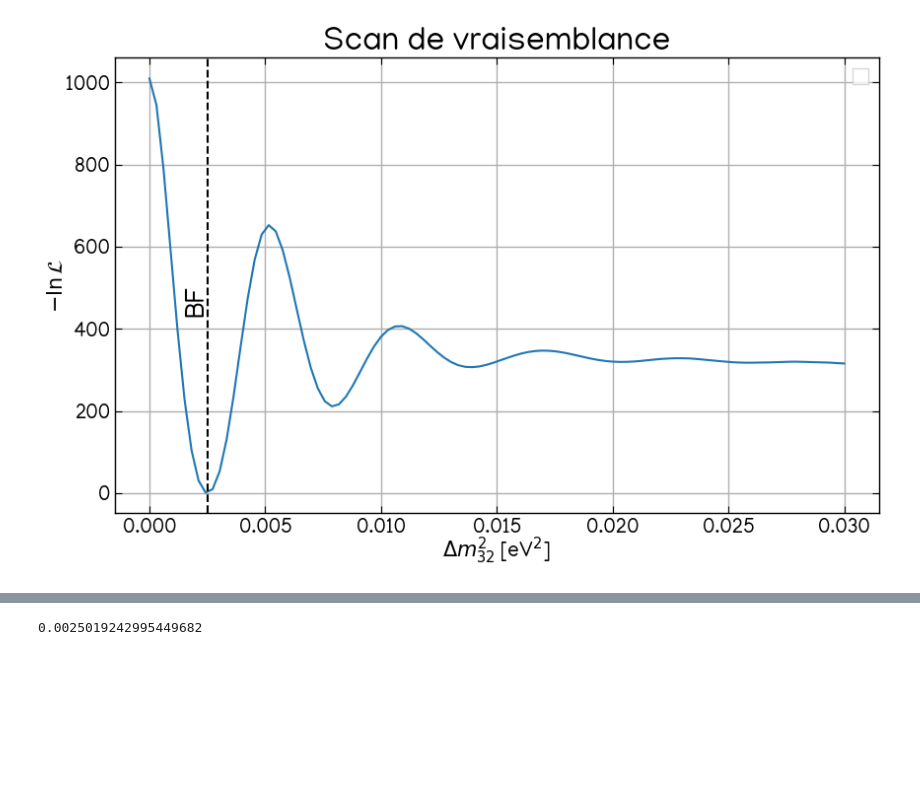
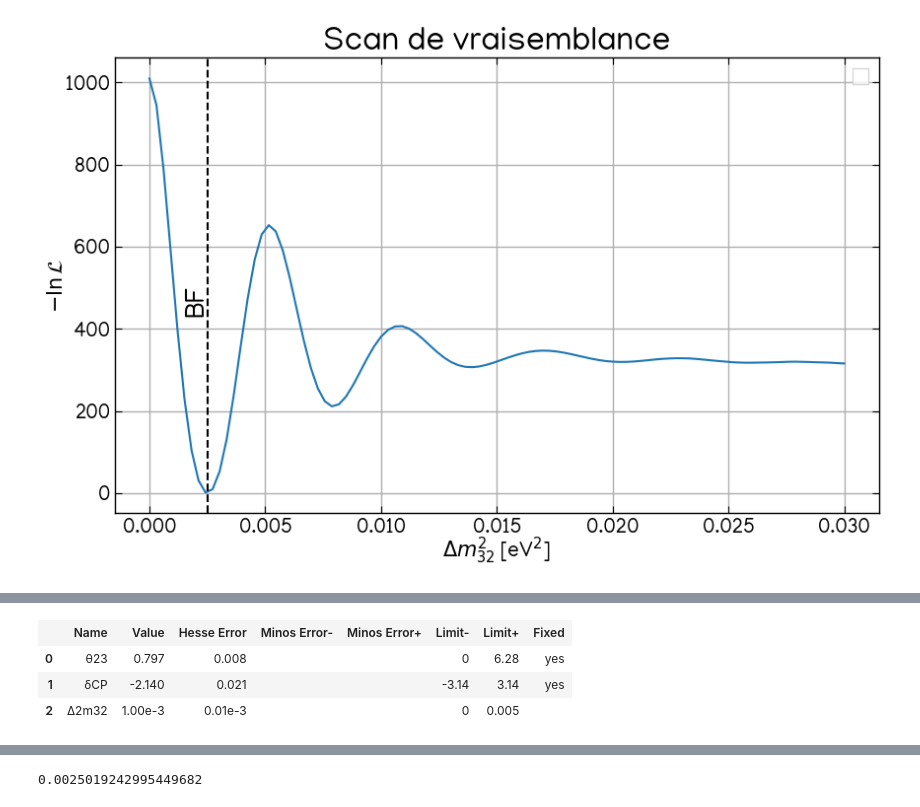
Before and after one commit to pboistier/energy-effects-T2K, a Jupyter notebook: docs/source/notebooks/minuit_fit.ipynb, the cells around one changed output, grey strips where cells are left out. Cells and saved outputs as stored; diff of their text form; code cells hidden in the pictures; blank space fills up the shorter version.

```diff
--- a/docs/source/notebooks/minuit_fit.ipynb
+++ b/docs/source/notebooks/minuit_fit.ipynb
@@ -236,0 +262,7 @@ m.minos()
+# %%
+m_hk.params
+# %% [output]
+|  | Name | Value | Hesse Error | Minos Error- | Minos Error+ | Limit- | Limit+ | Fixed |
+| 0 | θ23 | 0.797 | 0.008 |  |  | 0 | 6.28 | yes |
+| 1 | δCP | -2.140 | 0.021 |  |  | -3.14 | 3.14 | yes |
+| 2 | Δ2m32 | 1.00e-3 | 0.01e-3 |  |  | 0 | 0.005 |  |
```
Also changed, not shown: parts of 18 cells of this notebook, 1 other file.
